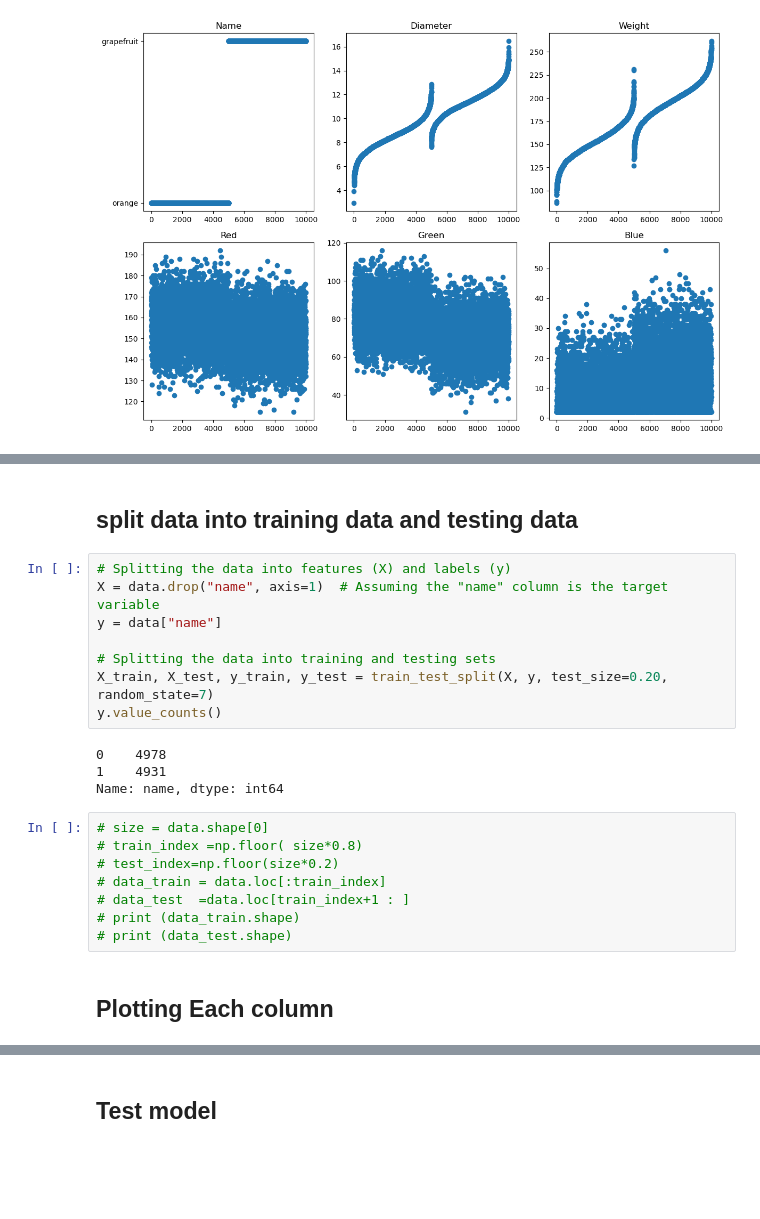
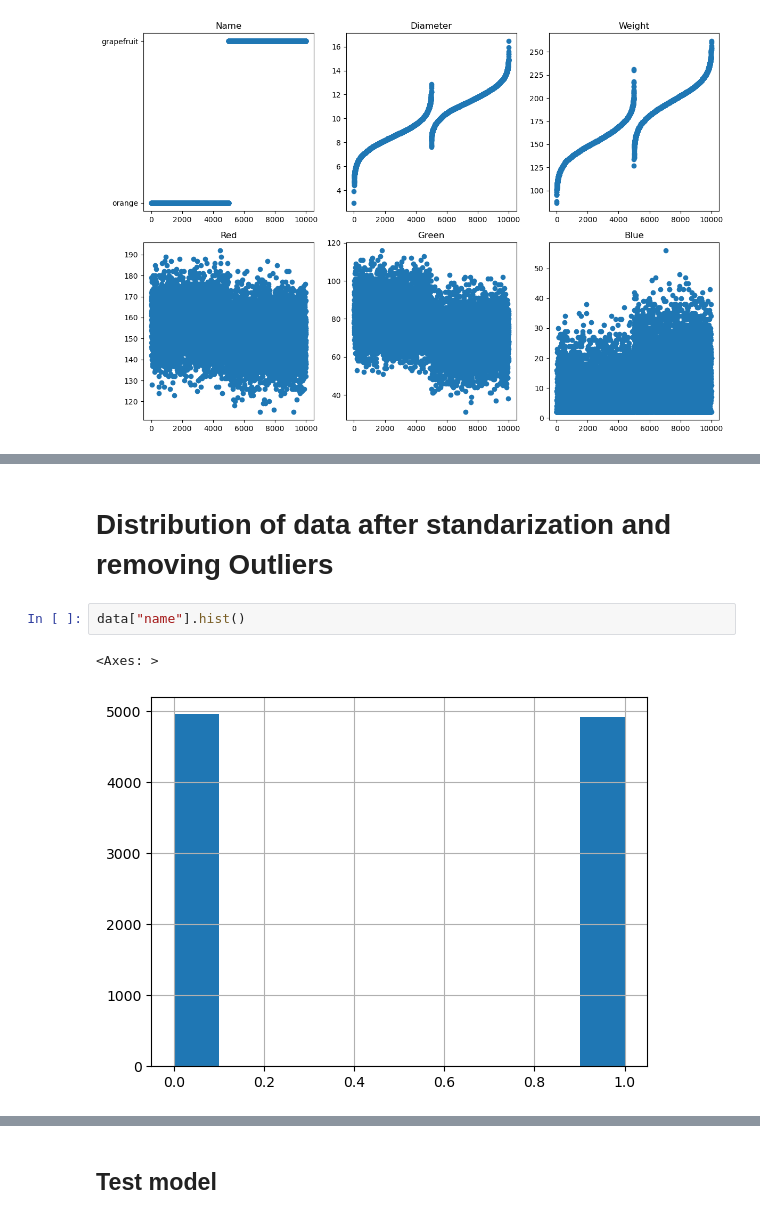
Before and after one commit to MohamedMandour10/Citrus-Binary-Classification, a Jupyter notebook: oranges-vs-grapefruit.ipynb, the cells around one changed output, grey strips where cells are left out. Cells and saved outputs as stored; diff of their text form; blank space fills up the shorter version.

```diff
--- a/oranges-vs-grapefruit.ipynb
+++ b/oranges-vs-grapefruit.ipynb
@@ -264,27 +268,10 @@ data
-# %% [markdown]
-## split data into training data and testing data
-# %%
-# Splitting the data into features (X) and labels (y)
-X = data.drop("name", axis=1)  # Assuming the "name" column is the target variable
-y = data["name"]
-
-# Splitting the data into training and testing sets
-X_train, X_test, y_train, y_test = train_test_split(X, y, test_size=0.20, random_state=7)
-y.value_counts()
-# %% [output]
-0    4978
-1    4931
-Name: name, dtype: int64
-# %%
-# size = data.shape[0]
-# train_index =np.floor( size*0.8)
-# test_index=np.floor(size*0.2)
-# data_train = data.loc[:train_index]
-# data_test  =data.loc[train_index+1 : ]
-# print (data_train.shape)
-# print (data_test.shape)
-# %% [markdown]
-## Plotting Each column
+# %% [markdown]
+# Distribution of data after standarization and removing Outliers
+# %%
+data["name"].hist()
+# %% [output]
+<Axes: >
+[figure, added]
 # %%
 # distribution of data after standarization
 
```
Also changed, not shown: parts of 49 cells of this notebook.
